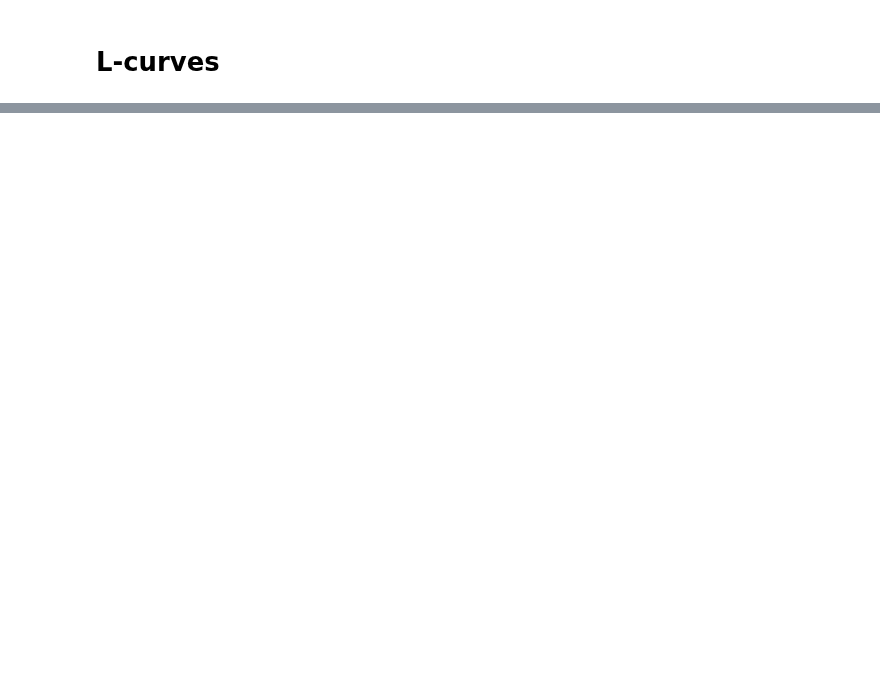
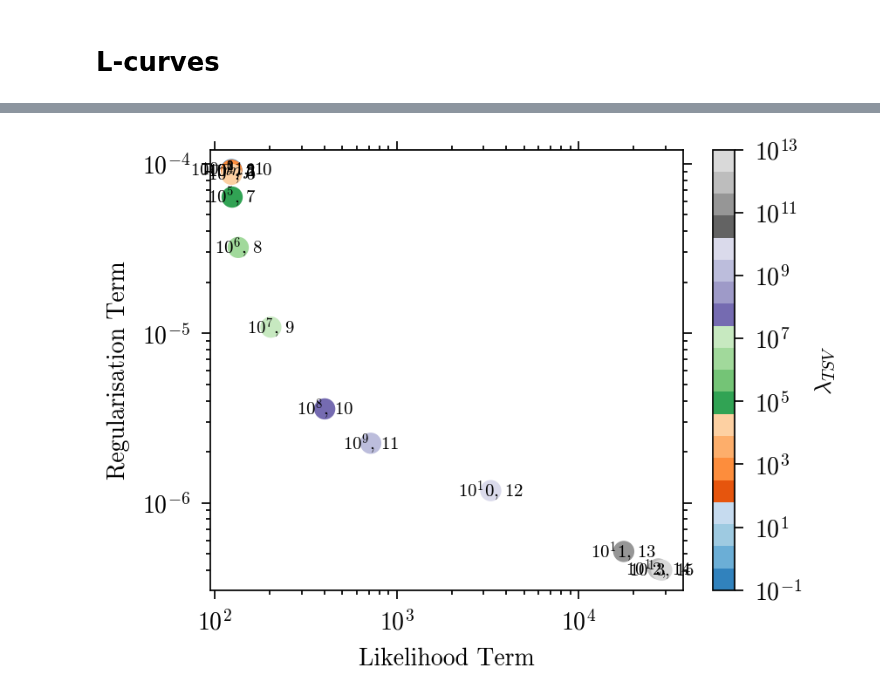
Before and after one commit to maxecharles/dorito_notebooks, a Jupyter notebook: paper_figs.ipynb, the cells around one changed output, grey strips where cells are left out. Saved outputs shown, nothing was run; the diff lists cells and outputs as text; code cells hidden in the pictures; blank space fills up the shorter version.

```diff
--- a/paper_figs.ipynb
+++ b/paper_figs.ipynb
@@ -472,9 +537,18 @@ plt.show()
 # L-curves
 # %%
 path = save_path + "/io/io_L/"
-for run in sorted(os.listdir(path)):
-    dist = get_dist(os.path.join(path, run, "params.npy"), "01373_017_02_04_4_F430M")
+path = "/Users/mc/data/nt_outputs/IO/4358012/"
 
-    plt.imshow(dist)
-    plt.colorbar()
-    plt.show()
+dists = [
+    get_dist(path + run + "/params.npy", "F430M") for run in sorted(os.listdir(path))
+]
+runs = sorted(os.listdir(path))
+balances = [
+    np.load(path + run + "/balance.npy", allow_pickle=True).item() for run in runs
+]
+
+# for dist in dists:
+#     plt.imshow(dist, cmap="inferno", norm=mpl.colors.PowerNorm(0.5, vmin=0))
+#     plt.colorbar()
+#     plt.axis("off")
+#     plt.show()
@@ -491,0 +555,23 @@ for run in sorted(os.listdir(path)):
+# %%
+priors = np.array([b["priors"][0] for b in balances])
+likelihoods = np.array([b["likelihoods"][0] for b in balances])
+coeffs = np.array([b["args"]["reg_dict"]["TSV"][0] for b in balances])
+# %%
+plt.scatter(likelihoods, priors, c=coeffs, norm=mpl.colors.LogNorm(), cmap="tab20c")
+for i, coeff in enumerate(coeffs):
+    plt.annotate(
+        rf"$10^{np.log10(coeff):.0f}$, {runs[i]}",
+        (likelihoods[i], priors[i]),
+        fontsize=6,
+        color="black",
+        ha="center",
+        va="center",
+    )
+plt.colorbar(label=r"$\lambda_{TSV}$")
+plt.xscale("log")
+plt.yscale("log")
+plt.xlabel("Likelihood Term")
+plt.ylabel("Regularisation Term")
+plt.show()
+# %% [output]
+[figure, added]
```
Also changed, not shown: parts of 9 cells of this notebook.
